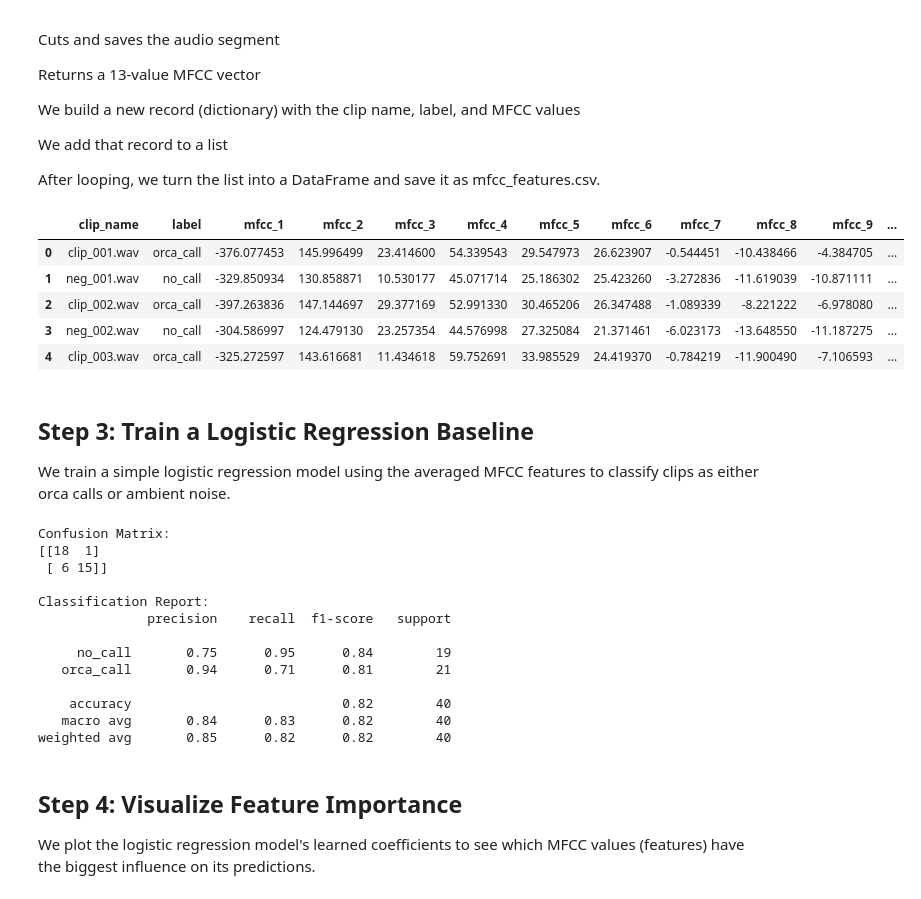
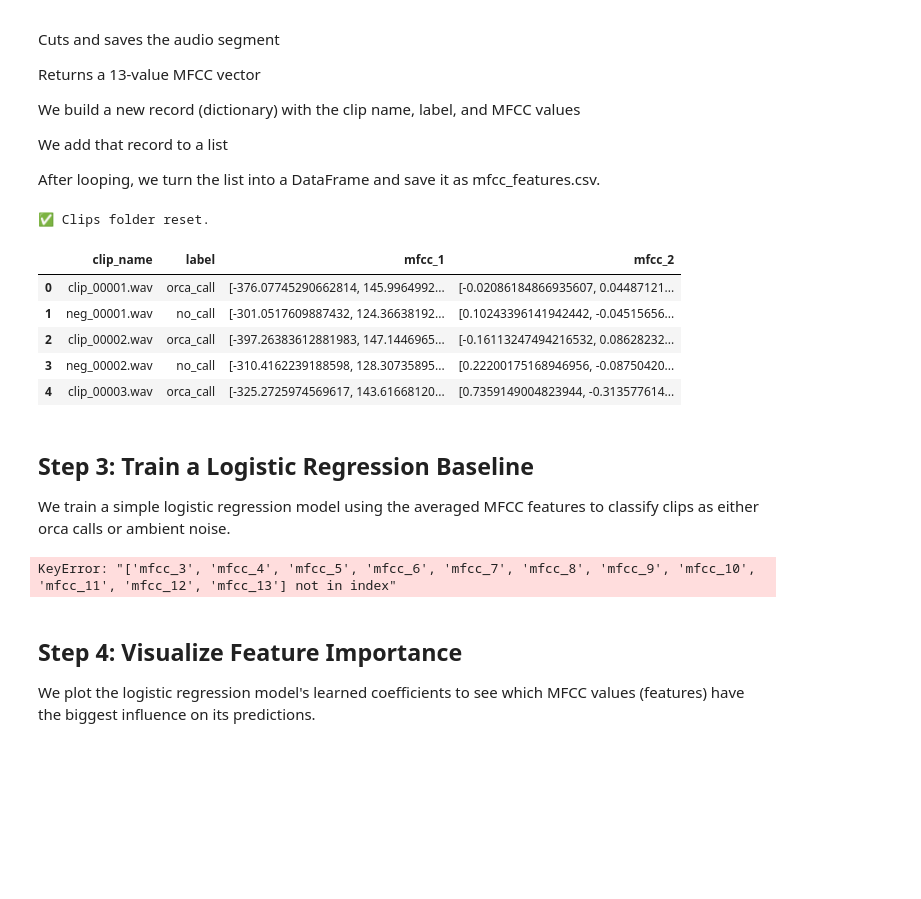
Before and after one commit to JoshH6538/OrcaML, a Jupyter notebook: orca_clips.ipynb, the cells around one changed output. Saved outputs shown, nothing was run; the diff lists cells and outputs as text; code cells hidden in the pictures; blank space fills up the shorter version.

```diff
--- a/orca_clips.ipynb
+++ b/orca_clips.ipynb
@@ -42,6 +42,17 @@ We add that record to a list
 
 After looping, we turn the list into a DataFrame and save it as mfcc_features.csv.
 # %%
+import shutil
+
+# Delete entire clips folder
+shutil.rmtree("data/clips", ignore_errors=True)
+
+# Recreate the folder structure
+os.makedirs("data/clips/positive", exist_ok=True)
+os.makedirs("data/clips/negative", exist_ok=True)
+
+print("Clips folder reset.")
+
 records = []
 pos_count = 0
 neg_count = 0
@@ -57,7 +68,7 @@ while pos_count < 100 or neg_count < 100:
 
     # POSITIVE
     if pos_count < 100:
-        pos_clip_name = f"clip_{pos_count+1:03}.wav"
+        pos_clip_name = f"clip_{pos_count+1:05}.wav"
         pos_output_path = os.path.join("data", "clips", "positive", pos_clip_name)
 
         mfcc_pos = extract_clip_and_mfcc(
@@ -68,50 +79,64 @@ while pos_count < 100 or neg_count < 100:
         )
 
         if mfcc_pos is not None:
-            record = {"clip_name": pos_clip_name, "label": "orca_call"}
-            for j, val in enumerate(mfcc_pos):
+            record = {
+                "clip_name": pos_clip_name,
+                "label": "orca_call",
+                "source_wav": row["wav_filename"],
+                "start_time": row["start_time_s"]
+            }
+
+            for j, val in enumerate(mfcc_mean):       # each MFCC value
                 record[f"mfcc_{j+1}"] = val
+
+            for j, val in enumerate(delta_mean):      # each delta value
+                if j < 10:  # only keep the top 10 deltas
+                    record[f"delta_mfcc_{j+1}"] = val
+
             records.append(record)
             pos_count += 1
 
     # NEGATIVE
     if neg_count < 100:
         same_file_rows = annotations[annotations["wav_filename"] == row["wav_filename"]]
+        buffer = 1.0  # 1 second before and after each call
         exclude_ranges = [
-            (r["start_time_s"], r["start_time_s"] + r["duration_s"])
+            (max(0, r["start_time_s"] - buffer), r["start_time_s"] + r["duration_s"] + buffer)
             for _, r in same_file_rows.iterrows()
         ]
 
-        neg_clip_name = f"neg_{neg_count+1:03}.wav"
+
+        neg_clip_name = f"neg_{neg_count+1:05}.wav"
         neg_output_path = os.path.join("data", "clips", "negative", neg_clip_name)
 
         mfcc_neg = extract_negative_clip_and_mfcc(
             wav_path=wav_path,
             exclude_ranges=exclude_ranges,
             output_path=neg_output_path
         )
 
         if mfcc_neg is not None:
             record = {"clip_name": neg_clip_name, "label": "no_call"}
             for j, val in enumerate(mfcc_neg):
                 record[f"mfcc_{j+1}"] = val
             records.append(record)
             neg_count += 1
 
     i += 1
 
 # Save the dataset
 df = pd.DataFrame(records)
 df.to_csv("mfcc_features.csv", index=False)
 df["label"].value_counts()
 df.head()
 # %% [output]
+✅ Clips folder reset.
-|  | clip_name | label | mfcc_1 | mfcc_2 | mfcc_3 | mfcc_4 | mfcc_5 | mfcc_6 | mfcc_7 | mfcc_8 | mfcc_9 | ... |
-| 0 | clip_001.wav | orca_call | -376.077453 | 145.996499 | 23.414600 | 54.339543 | 29.547973 | 26.623907 | -0.544451 | -10.438466 | -4.384705 | ... |
-| 1 | neg_001.wav | no_call | -329.850934 | 130.858871 | 10.530177 | 45.071714 | 25.186302 | 25.423260 | -3.272836 | -11.619039 | -10.871111 | ... |
-| 2 | clip_002.wav | orca_call | -397.263836 | 147.144697 | 29.377169 | 52.991330 | 30.465206 | 26.347488 | -1.089339 | -8.221222 | -6.978080 | ... |
-| 3 | neg_002.wav | no_call | -304.586997 | 124.479130 | 23.257354 | 44.576998 | 27.325084 | 21.371461 | -6.023173 | -13.648550 | -11.187275 | ... |
-| 4 | clip_003.wav | orca_call | -325.272597 | 143.616681 | 11.434618 | 59.752691 | 33.985529 | 24.419370 | -0.784219 | -11.900490 | -7.106593 | ... |
+|  | clip_name | label | mfcc_1 | mfcc_2 |
+| 0 | clip_00001.wav | orca_call | [-376.07745290662814, 145.9964992... | [-0.02086184866935607, 0.04487121... |
+| 1 | neg_00001.wav | no_call | [-301.0517609887432, 124.36638192... | [0.10243396141942442, -0.04515656... |
+| 2 | clip_00002.wav | orca_call | [-397.26383612881983, 147.1446965... | [-0.16113247494216532, 0.08628232... |
+| 3 | neg_00002.wav | no_call | [-310.4162239188598, 128.30735895... | [0.22200175168946956, -0.08750420... |
+| 4 | clip_00003.wav | orca_call | [-325.2725974569617, 143.61668120... | [0.7359149004823944, -0.313577614... |
 # %% [markdown]
 ## Step 3: Train a Logistic Regression Baseline
 
@@ -150,19 +175,7 @@ print(confusion_matrix(y_test, y_pred))
 print("\nClassification Report:")
 print(classification_report(y_test, y_pred, target_names=["no_call", "orca_call"]))
 # %% [output]
-Confusion Matrix:
-[[18  1]
- [ 6 15]]
-
-Classification Report:
-              precision    recall  f1-score   support
-
-     no_call       0.75      0.95      0.84        19
-   orca_call       0.94      0.71      0.81        21
-
-    accuracy                           0.82        40
-   macro avg       0.84      0.83      0.82        40
-weighted avg       0.85      0.82      0.82        40
+KeyError: "['mfcc_3', 'mfcc_4', 'mfcc_5', 'mfcc_6', 'mfcc_7', 'mfcc_8', 'mfcc_9', 'mfcc_10', 'mfcc_11', 'mfcc_12', 'mfcc_13'] not in index"
 # %% [markdown]
 ## Step 4: Visualize Feature Importance
 
```
Also changed, not shown: parts of 19 cells of this notebook, 8 other files.
